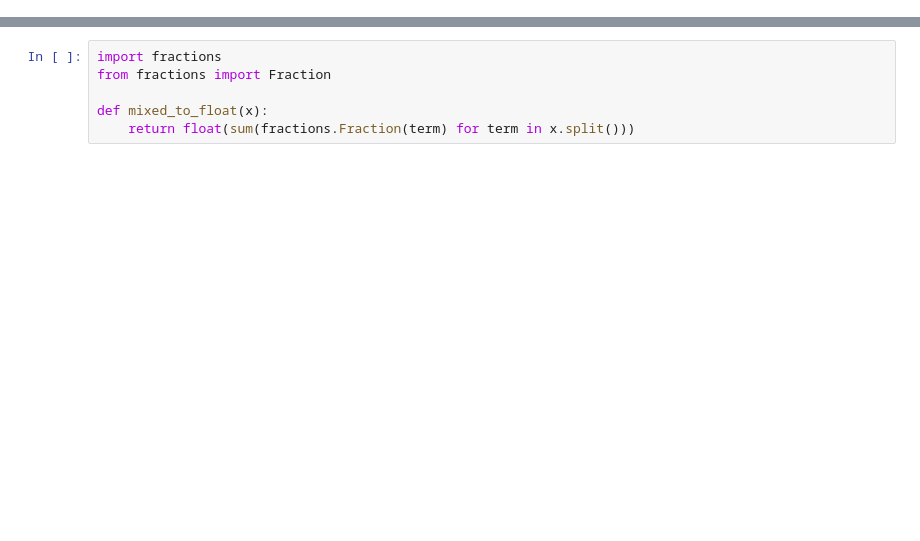
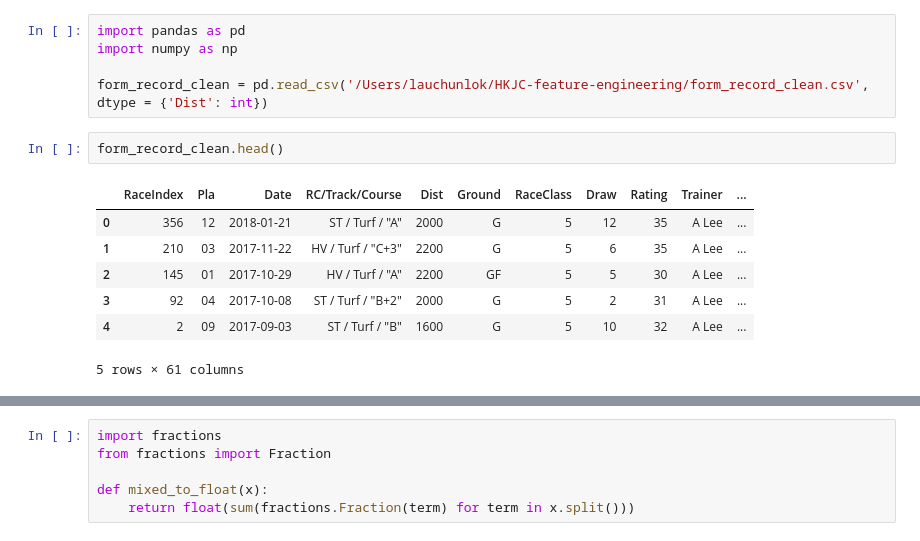
Before and after one commit to lauchunlok/HKJC-feature-engineering, a Jupyter notebook: feature_engineering.ipynb, the cells around one changed output, grey strips where cells are left out. Drawn from its saved outputs; the diff is of its cells as text; blank space fills up the shorter version.

```diff
--- a/feature_engineering.ipynb
+++ b/feature_engineering.ipynb
@@ -1647,0 +144,15 @@ form_record[['horseid', 'Date', 'n_break_po', 'Dist', 'FIRSTCALL', 'FIRSTCALL120
+# %%
+import pandas as pd
+import numpy as np
+
+form_record_clean = pd.read_csv('/Users/lauchunlok/HKJC-feature-engineering/form_record_clean.csv', dtype = {'Dist': int})
+# %%
+form_record_clean.head()
+# %% [output]
+|  | RaceIndex | Pla | Date | RC/Track/Course | Dist | Ground | RaceClass | Draw | Rating | Trainer | ... |
+| 0 | 356 | 12 | 2018-01-21 | ST / Turf / "A" | 2000 | G | 5 | 12 | 35 | A Lee | ... |
+| 1 | 210 | 03 | 2017-11-22 | HV / Turf / "C+3" | 2200 | G | 5 | 6 | 35 | A Lee | ... |
+| 2 | 145 | 01 | 2017-10-29 | HV / Turf / "A" | 2200 | GF | 5 | 5 | 30 | A Lee | ... |
+| 3 | 92 | 04 | 2017-10-08 | ST / Turf / "B+2" | 2000 | G | 5 | 2 | 31 | A Lee | ... |
+| 4 | 2 | 09 | 2017-09-03 | ST / Turf / "B" | 1600 | G | 5 | 10 | 32 | A Lee | ... |
+5 rows × 61 columns
```
Also changed, not shown: parts of 370 cells of this notebook.
